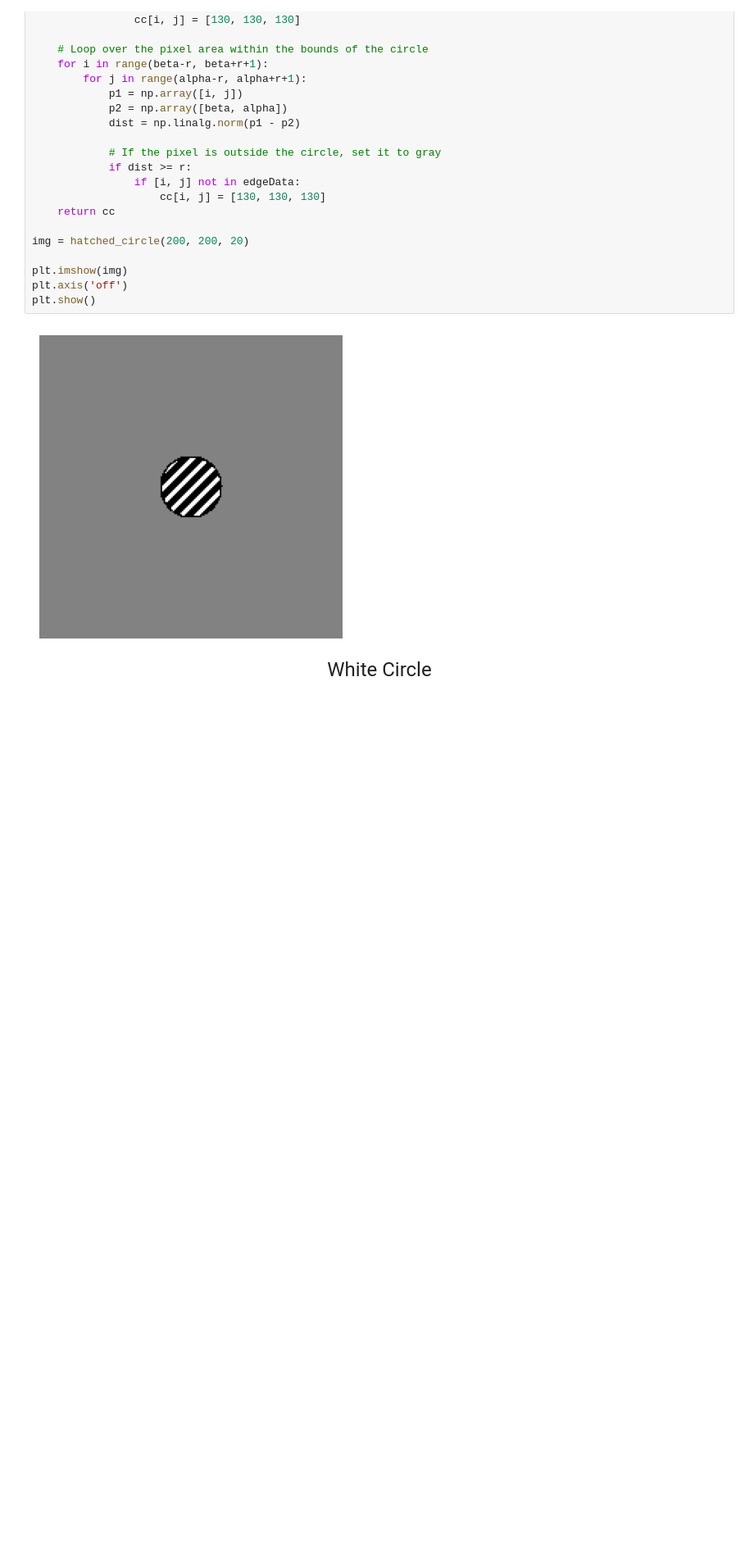
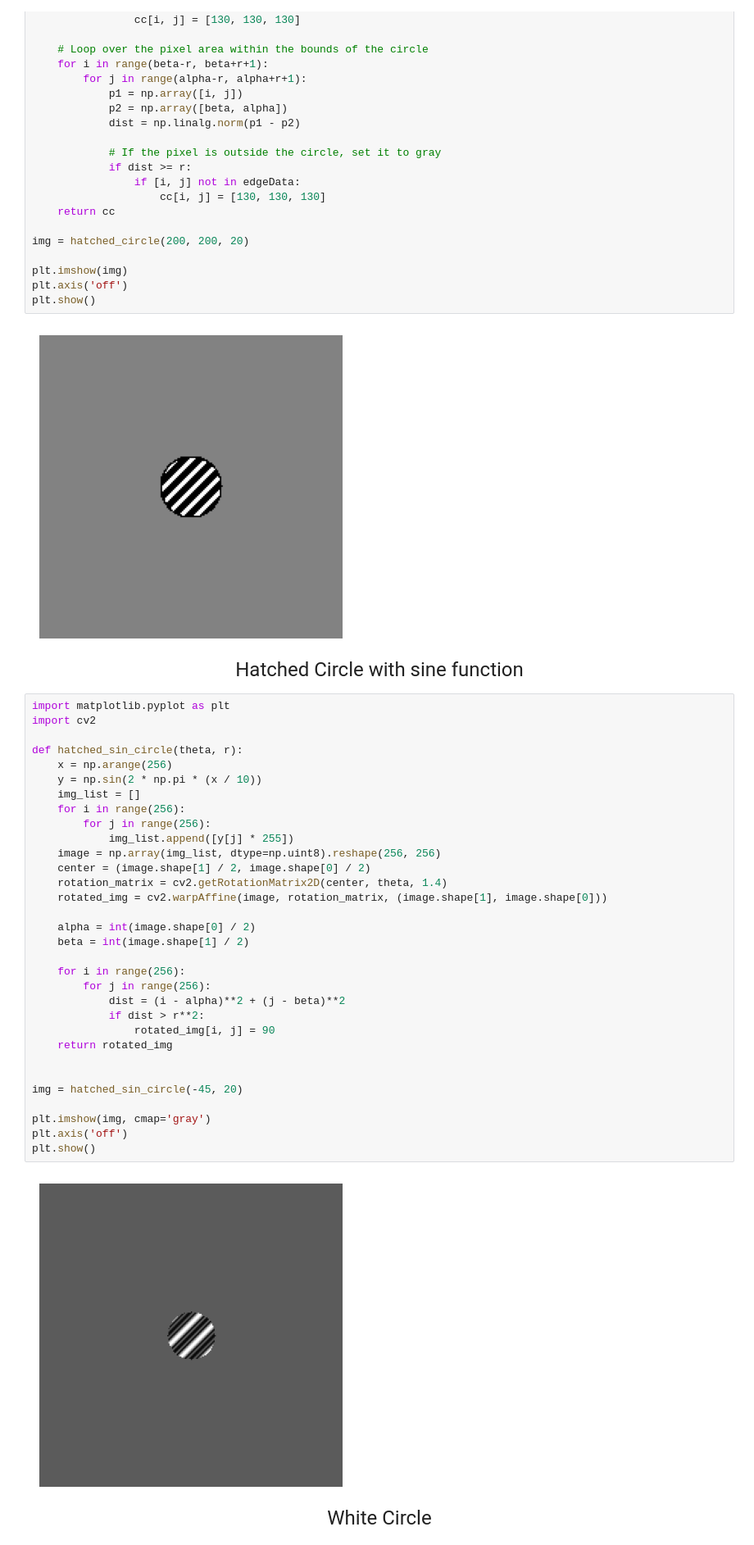
Before and after one commit to Zhd12/IP-basicCodes, a Jupyter notebook: images-videos/createImg.ipynb, the cells around one changed output. Shown: that part at 82% size. Drawn from its saved outputs; the diff is of its cells as text; blank space fills up the shorter version.

```diff
--- a/images-videos/createImg.ipynb
+++ b/images-videos/createImg.ipynb
@@ -120,6 +191,42 @@ plt.axis('off')
 plt.show()
 # %% [output]
 [figure]
+# %% [markdown]
+<p style="font-size:24px;text-align:center;">Hatched Circle with sine function</p>
+# %%
+import matplotlib.pyplot as plt
+import cv2
+
+def hatched_sin_circle(theta, r):
+    x = np.arange(256)
+    y = np.sin(2 * np.pi * (x / 10))
+    img_list = []
+    for i in range(256):
+        for j in range(256):
+            img_list.append([y[j] * 255])
+    image = np.array(img_list, dtype=np.uint8).reshape(256, 256)
+    center = (image.shape[1] / 2, image.shape[0] / 2)
+    rotation_matrix = cv2.getRotationMatrix2D(center, theta, 1.4)
+    rotated_img = cv2.warpAffine(image, rotation_matrix, (image.shape[1], image.shape[0]))
+
+    alpha = int(image.shape[0] / 2)
+    beta = int(image.shape[1] / 2)
+
+    for i in range(256):
+        for j in range(256):
+            dist = (i - alpha)**2 + (j - beta)**2
+            if dist > r**2:
+                rotated_img[i, j] = 90
+    return rotated_img
+
+
+img = hatched_sin_circle(-45, 20)
+
+plt.imshow(img, cmap='gray')
+plt.axis('off')
+plt.show()
+# %% [output]
+[figure, added]
 # %% [markdown]
 <p style="font-size:24px;text-align:center;">White Circle</p>
 # %%
```
Also changed, not shown: parts of 6 cells of this notebook.
